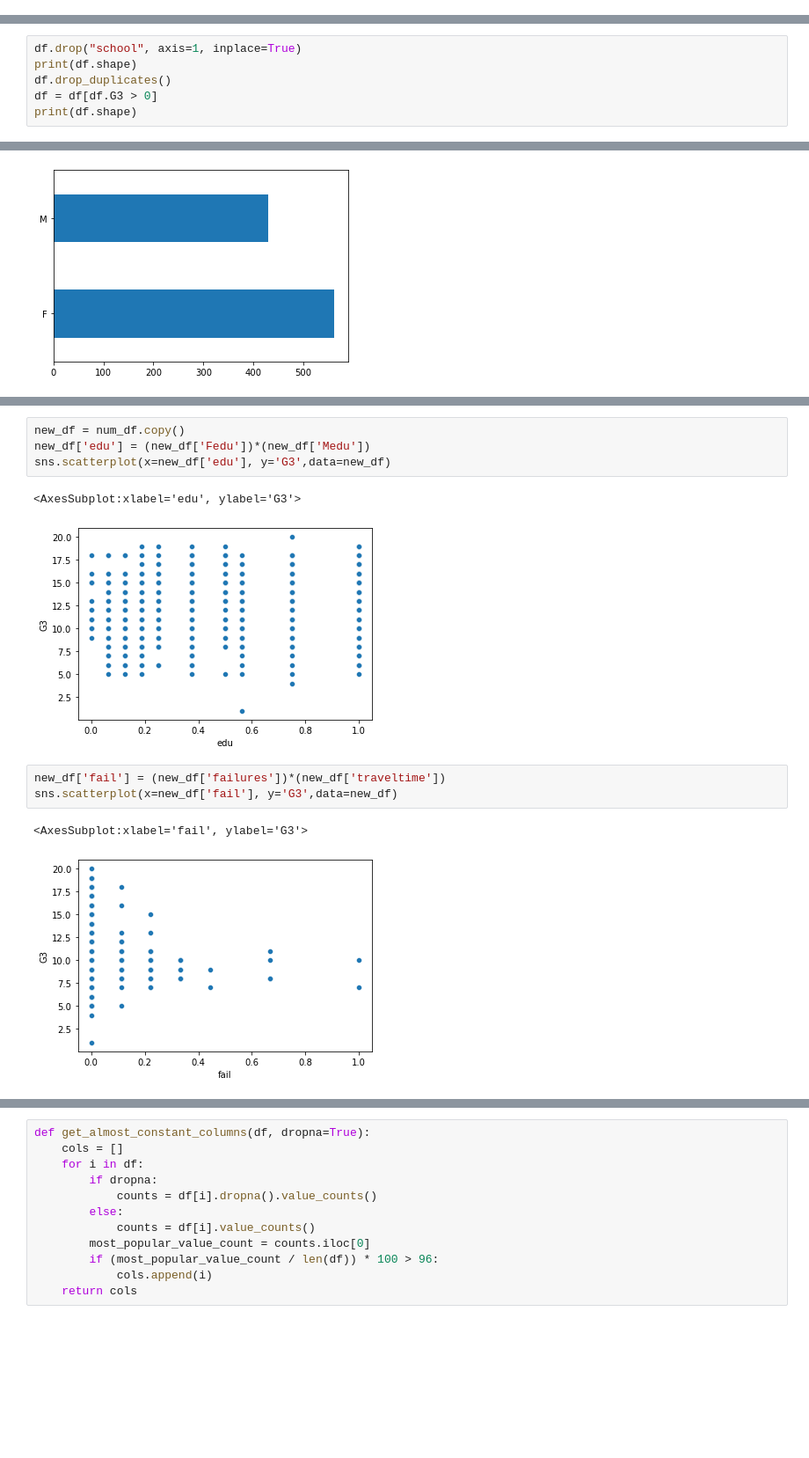
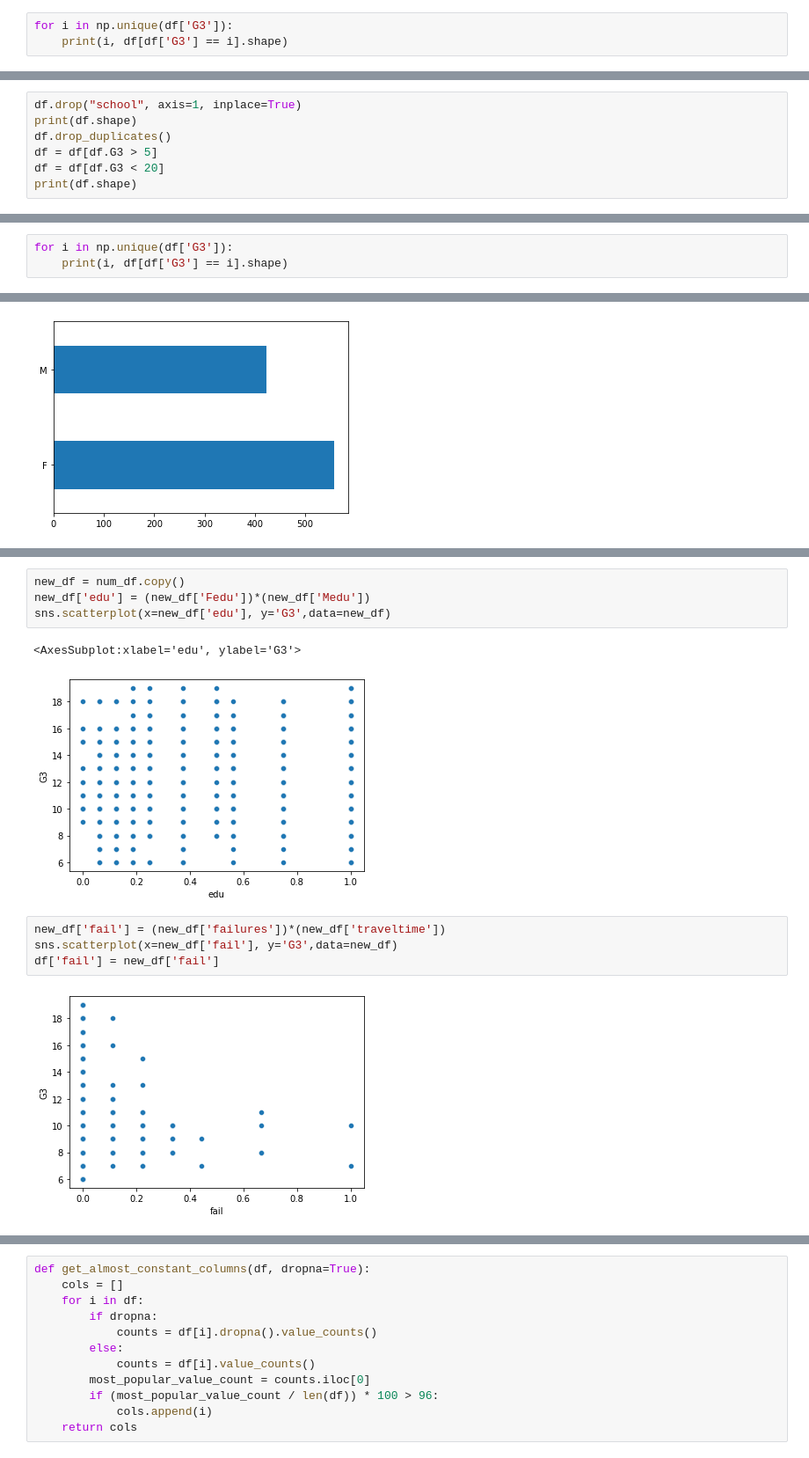
Before and after one commit to ViKarp/students, a Jupyter notebook: analis.ipynb, the cells around one changed output, grey strips where cells are left out. Shown: that part at 88% size. Drawn from its saved outputs; the diff is of its cells as text; blank space fills up the shorter version.

```diff
--- a/analis.ipynb
+++ b/analis.ipynb
@@ -81,3 +84,6 @@ Index(['school', 'sex', 'age', 'address', 'famsize', 'Pstatus', 'Medu', 'Fedu',
        'higher', 'internet', 'romantic', 'famrel', 'freetime', 'goout', 'Dalc',
        'Walc', 'health', 'absences', 'G1', 'G2', 'G3'],
       dtype='object')
+# %%
+for i in np.unique(df['G3']):
+    print(i, df[df['G3'] == i].shape)
@@ -102,7 +128,8 @@ duplicates
 df.drop("school", axis=1, inplace=True)
 print(df.shape)
 df.drop_duplicates()
-df = df[df.G3 > 0]
+df = df[df.G3 > 5]
+df = df[df.G3 < 20]
 print(df.shape)
 # %% [output]
 (1044, 32)
@@ -109,0 +137,3 @@ print(df.shape)
+# %%
+for i in np.unique(df['G3']):
+    print(i, df[df['G3'] == i].shape)
@@ -240,13 +298,13 @@ new_df['edu'] = (new_df['Fedu'])*(new_df['Medu'])
 sns.scatterplot(x=new_df['edu'], y='G3',data=new_df)
 # %% [output]
 <AxesSubplot:xlabel='edu', ylabel='G3'>
-[figure, old version]
+[figure, new version]
 # %%
 new_df['fail'] = (new_df['failures'])*(new_df['traveltime'])
 sns.scatterplot(x=new_df['fail'], y='G3',data=new_df)
+df['fail'] = new_df['fail']
 # %% [output]
-<AxesSubplot:xlabel='fail', ylabel='G3'>
-[figure, old version]
+[figure, new version]
 # %%
 fig, axes = plt.subplots(9, 5, figsize=(20, 20))
 axes_flattened = axes.reshape(-1)
```
Also changed, not shown: parts of 44 cells of this notebook.
